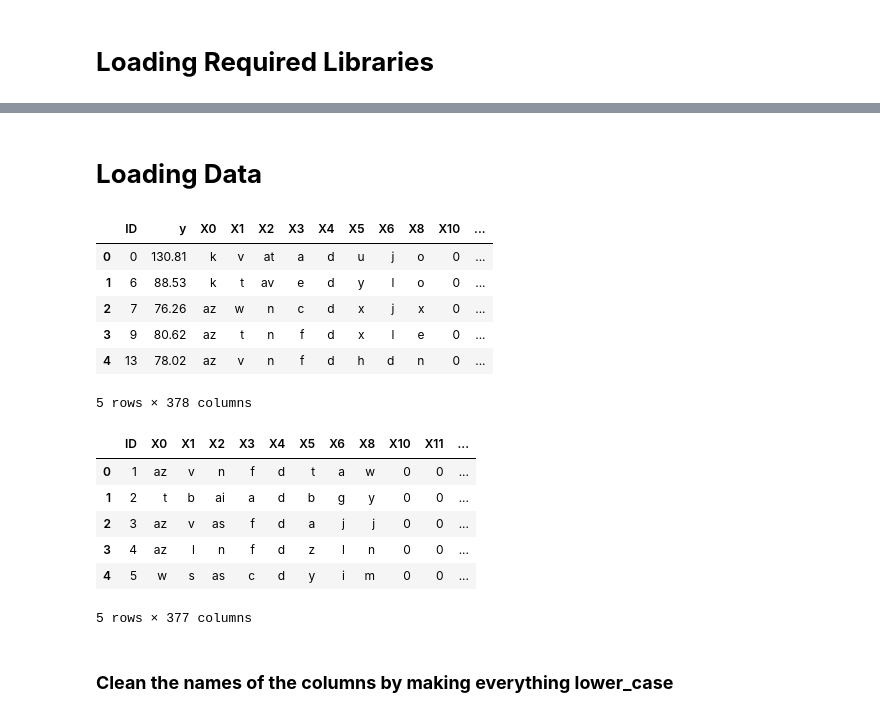
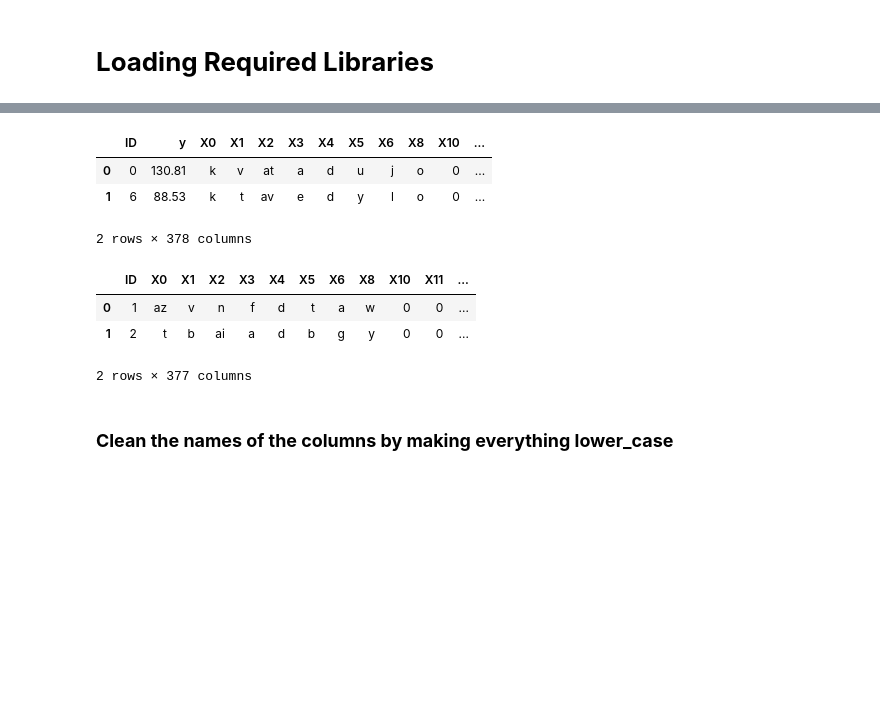
Before and after one commit to snikhil17/Mercedes-Benz-Greener-Manufacturing, a Jupyter notebook: Mercedes_Benz_Greener_Manufacturing.ipynb, the cells around one changed output, grey strips where cells are left out. Cells and saved outputs as stored; diff of their text form; code cells hidden in the pictures; blank space fills up the shorter version.

```diff
--- a/Mercedes_Benz_Greener_Manufacturing.ipynb
+++ b/Mercedes_Benz_Greener_Manufacturing.ipynb
@@ -17,26 +90,18 @@ plt.style.use('fivethirtyeight')
-# %% [markdown]
-# **Loading Data**
 # %%
 df_train = pd.read_csv('train.csv')
 df_test = pd.read_csv('test.csv')
 # %%
-display(df_train.head())
-display(df_test.head())
+display(df_train.head(2))
+display(df_test.head(2))
 # %% [output]
 |  | ID | y | X0 | X1 | X2 | X3 | X4 | X5 | X6 | X8 | X10 | ... |
 | 0 | 0 | 130.81 | k | v | at | a | d | u | j | o | 0 | ... |
 | 1 | 6 | 88.53 | k | t | av | e | d | y | l | o | 0 | ... |
-| 2 | 7 | 76.26 | az | w | n | c | d | x | j | x | 0 | ... |
-| 3 | 9 | 80.62 | az | t | n | f | d | x | l | e | 0 | ... |
-| 4 | 13 | 78.02 | az | v | n | f | d | h | d | n | 0 | ... |
-5 rows × 378 columns
+2 rows × 378 columns
 |  | ID | X0 | X1 | X2 | X3 | X4 | X5 | X6 | X8 | X10 | X11 | ... |
 | 0 | 1 | az | v | n | f | d | t | a | w | 0 | 0 | ... |
 | 1 | 2 | t | b | ai | a | d | b | g | y | 0 | 0 | ... |
-| 2 | 3 | az | v | as | f | d | a | j | j | 0 | 0 | ... |
-| 3 | 4 | az | l | n | f | d | z | l | n | 0 | 0 | ... |
-| 4 | 5 | w | s | as | c | d | y | i | m | 0 | 0 | ... |
-5 rows × 377 columns
+2 rows × 377 columns
 # %% [markdown]
 ### **Clean the names of the columns by making everything lower_case**
 # %%
```
Also changed, not shown: parts of 69 cells of this notebook.
